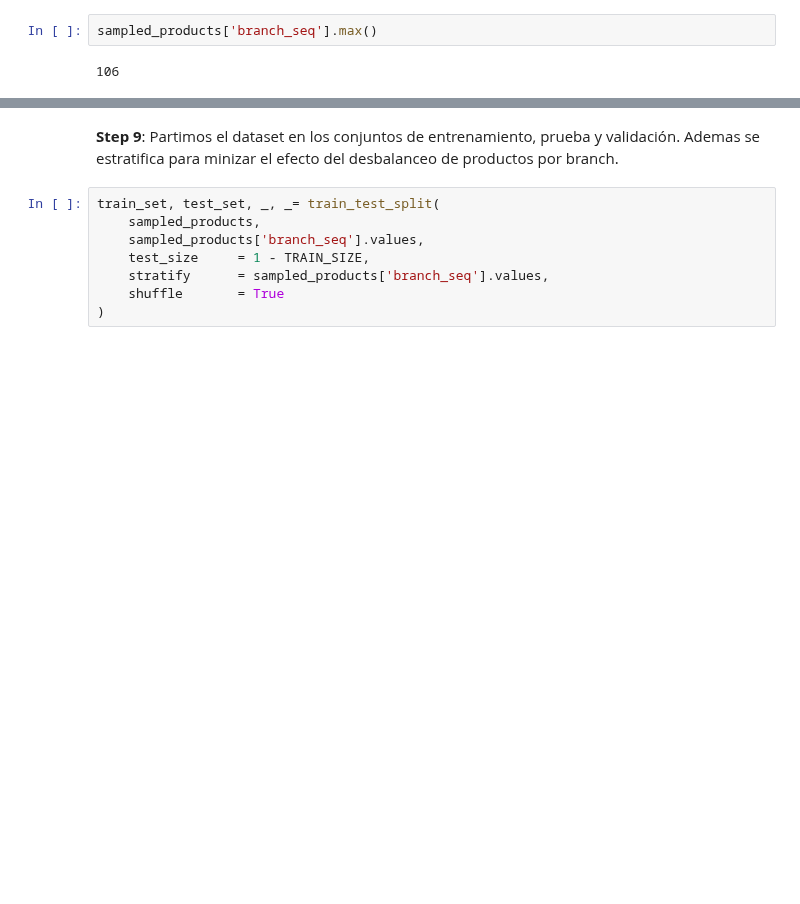
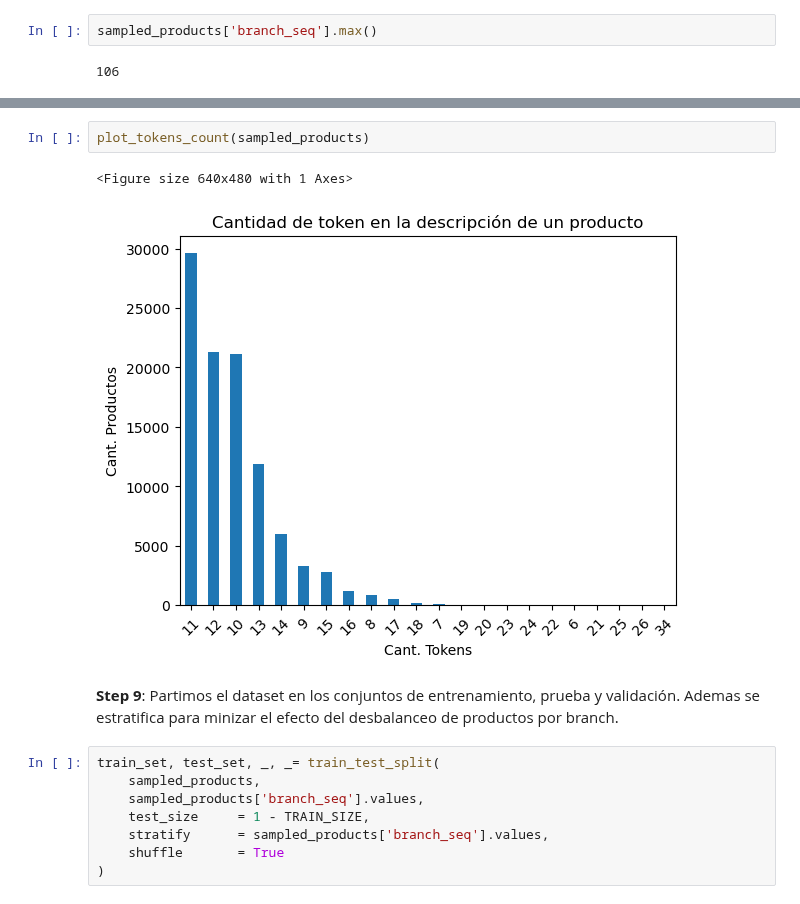
Before and after one commit to magistery-tps/text-mining, a Jupyter notebook: notebooks/fashion-outfits/pre-processing.ipynb, the cells around one changed output, grey strips where cells are left out. Cells and saved outputs as stored; diff of their text form; blank space fills up the shorter version.

```diff
--- a/notebooks/fashion-outfits/pre-processing.ipynb
+++ b/notebooks/fashion-outfits/pre-processing.ipynb
@@ -361,6 +388,11 @@ sampled_products.head()
 | 2 | 14698816 | accessories | belts | n/d | reversible Vintage Check belt men... | None | burberry | men | [Thermoplastic Polyurethane (TPU)... | ... |
 | 3 | 16201702 | accessories | belts | n/d | 4G Padlock belt men . zamac, Calf... | [black, calf leather, signature 4... | givenchy | men | [zamac, Calf Leather] | ... |
 | 4 | 16618890 | accessories | belts | n/d | Greca pattern print belt men . Le... | [black, gold-tone buckle fastenin... | versace | men | [Leather, Fabric] | ... |
+# %%
+plot_tokens_count(sampled_products)
+# %% [output]
+<Figure size 640x480 with 1 Axes>
+[figure, added]
 # %% [markdown]
 **Step 9**: Partimos el dataset en los conjuntos de entrenamiento, prueba y validación. Ademas se estratifica para minizar el efecto del desbalanceo de productos por branch.
 # %%
```
Also changed, not shown: parts of 7 cells of this notebook, 4 other files.
